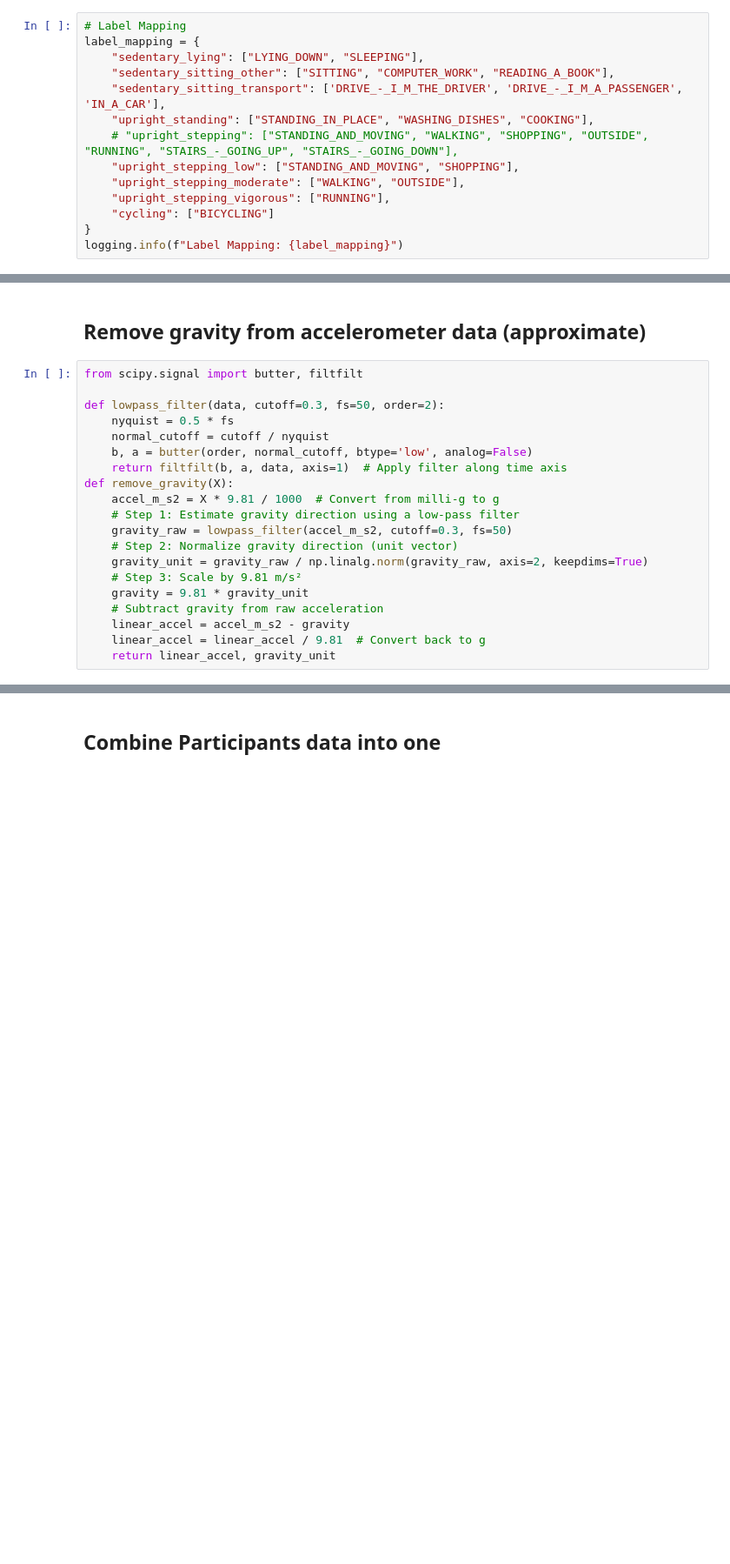
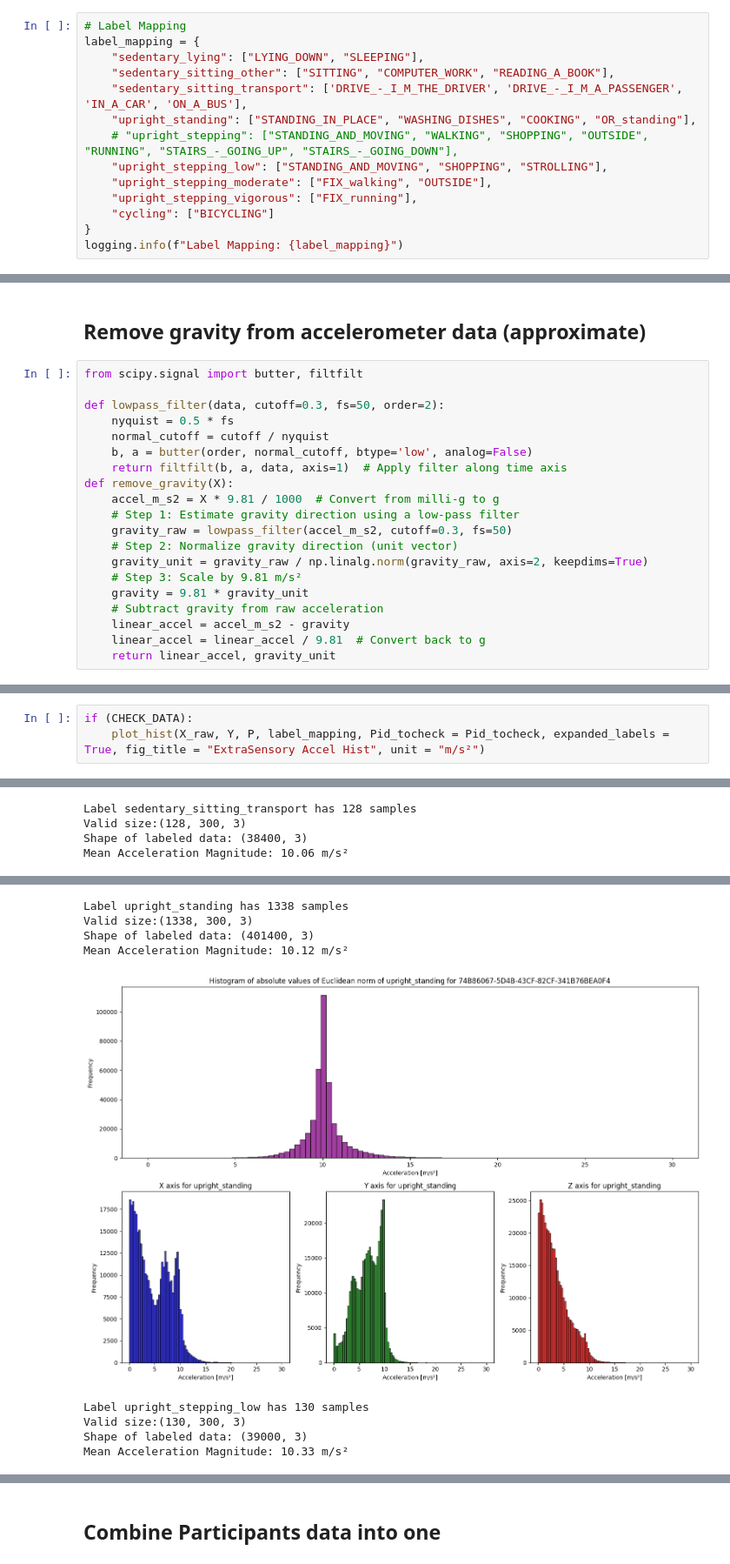
Before and after one commit to h-khayami/ssl-wearables, a Jupyter notebook: data_parsing/ExtraSensory_time_series_wrapper-final.ipynb, the cells around one changed output, grey strips where cells are left out. Shown at 87% size. Saved outputs shown, nothing was run; the diff lists cells and outputs as text; blank space fills up the shorter version.

Commit message:
final ExtraSensory Preprocess

```diff
--- a/data_parsing/ExtraSensory_time_series_wrapper-final.ipynb
+++ b/data_parsing/ExtraSensory_time_series_wrapper-final.ipynb
@@ -87,12 +90,12 @@ combined_path = f"/data/ssl_wearable/data/downstream/ExtraSensory_30Hz_{WINDOW_S
 label_mapping = {
     "sedentary_lying": ["LYING_DOWN", "SLEEPING"],
     "sedentary_sitting_other": ["SITTING", "COMPUTER_WORK", "READING_A_BOOK"],
-    "sedentary_sitting_transport": ['DRIVE_-_I_M_THE_DRIVER', 'DRIVE_-_I_M_A_PASSENGER', 'IN_A_CAR'],
-    "upright_standing": ["STANDING_IN_PLACE", "WASHING_DISHES", "COOKING"],
+    "sedentary_sitting_transport": ['DRIVE_-_I_M_THE_DRIVER', 'DRIVE_-_I_M_A_PASSENGER', 'IN_A_CAR', 'ON_A_BUS'],
+    "upright_standing": ["STANDING_IN_PLACE", "WASHING_DISHES", "COOKING", "OR_standing"],
     # "upright_stepping": ["STANDING_AND_MOVING", "WALKING", "SHOPPING", "OUTSIDE", "RUNNING", "STAIRS_-_GOING_UP", "STAIRS_-_GOING_DOWN"],
-    "upright_stepping_low": ["STANDING_AND_MOVING", "SHOPPING"],
-    "upright_stepping_moderate": ["WALKING", "OUTSIDE"],
-    "upright_stepping_vigorous": ["RUNNING"],
+    "upright_stepping_low": ["STANDING_AND_MOVING", "SHOPPING", "STROLLING"],
+    "upright_stepping_moderate": ["FIX_walking", "OUTSIDE"],
+    "upright_stepping_vigorous": ["FIX_running"],
     "cycling": ["BICYCLING"]
 }
 logging.info(f"Label Mapping: {label_mapping}")
@@ -415,0 +396,4 @@ Mean Acceleration Magnitude: nan m/s²
+# %%
+if (CHECK_DATA):
+    plot_hist(X_raw, Y, P, label_mapping, Pid_tocheck = Pid_tocheck, expanded_labels = True, fig_title = "ExtraSensory Accel Hist", unit = "m/s²")
+# %% [output]
@@ -415,0 +415,4 @@ Mean Acceleration Magnitude: nan m/s²
+Label sedentary_sitting_transport has 128 samples
+Valid size:(128, 300, 3)
+Shape of labeled data: (38400, 3)
+Mean Acceleration Magnitude: 10.06 m/s²
@@ -415,0 +420,9 @@ Mean Acceleration Magnitude: nan m/s²
+Label upright_standing has 1338 samples
+Valid size:(1338, 300, 3)
+Shape of labeled data: (401400, 3)
+Mean Acceleration Magnitude: 10.12 m/s²
+[figure, added]
+Label upright_stepping_low has 130 samples
+Valid size:(130, 300, 3)
+Shape of labeled data: (39000, 3)
+Mean Acceleration Magnitude: 10.33 m/s²
```
Also changed, not shown: parts of 22 cells of this notebook.
